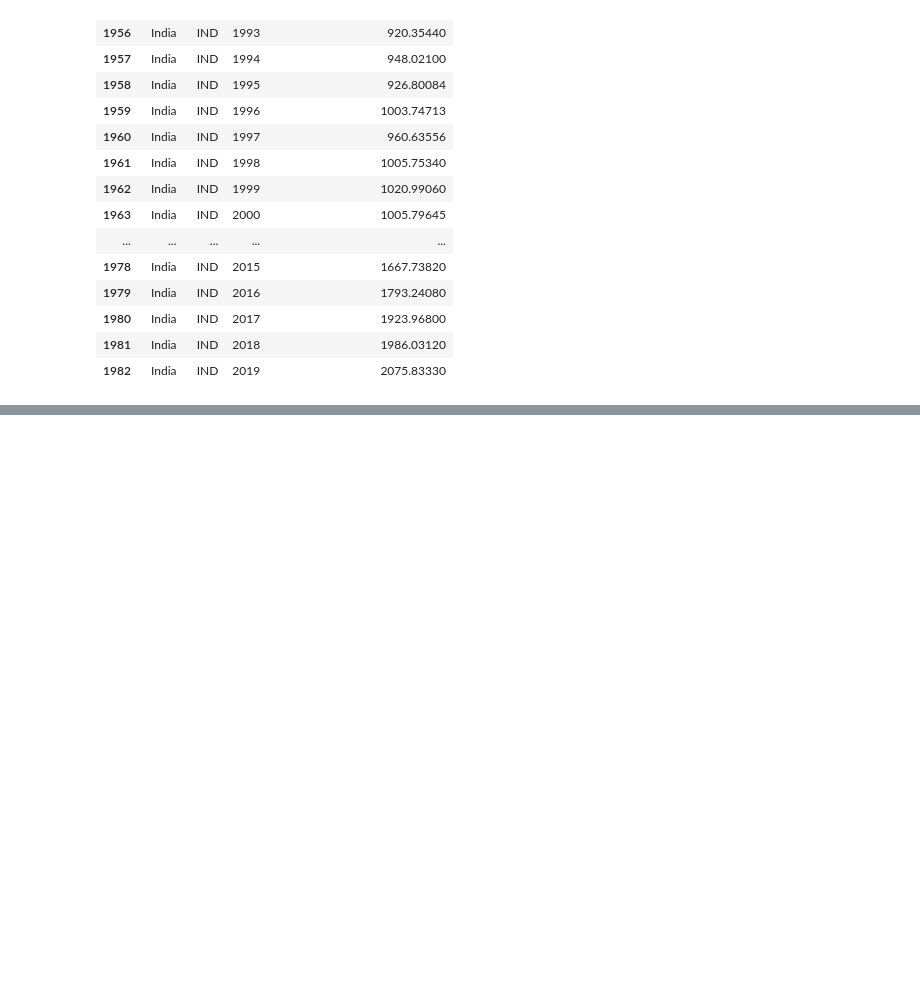
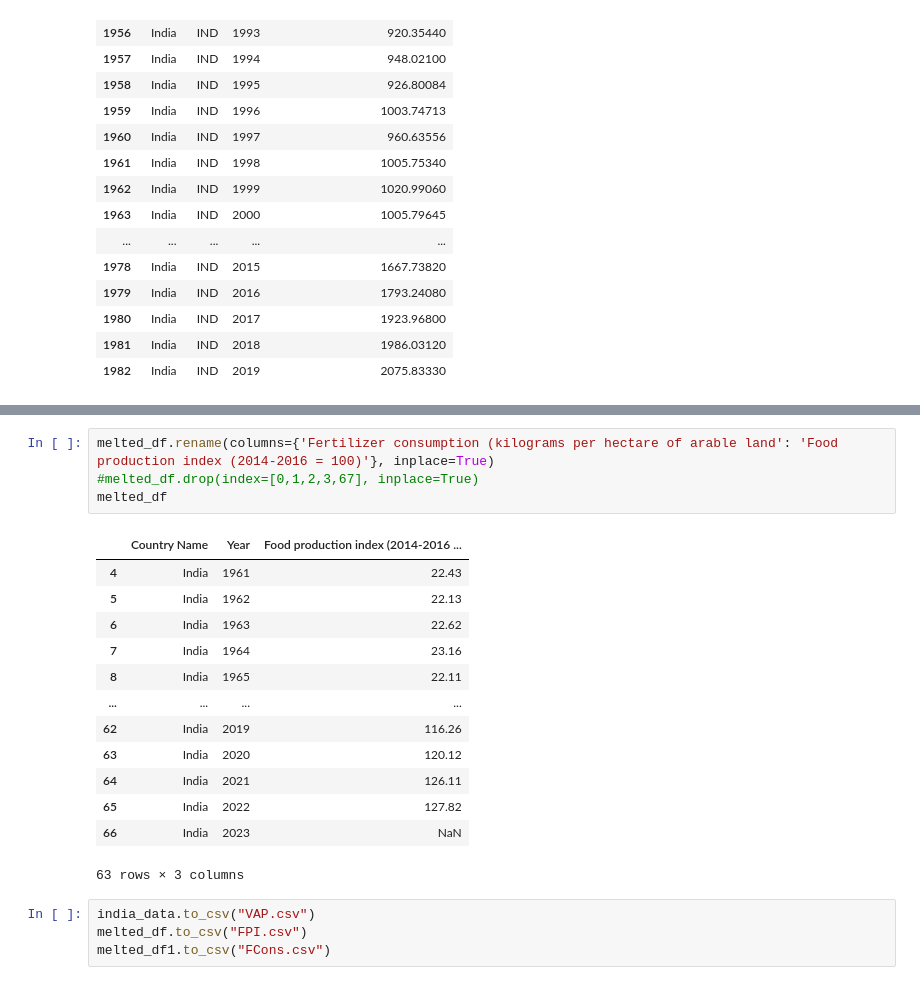
Before and after one commit to KasambaLumwagi/agriculture-data-analysis, a Jupyter notebook: notebooks/data_analysis.ipynb, the cells around one changed output, grey strips where cells are left out. Drawn from its saved outputs; the diff is of its cells as text; blank space fills up the shorter version.

```diff
--- a/notebooks/data_analysis.ipynb
+++ b/notebooks/data_analysis.ipynb
@@ -66,0 +106,22 @@ See the caveats in the documentation: https://pandas.pydata.org/pandas-docs/stab
+# %%
+melted_df.rename(columns={'Fertilizer consumption (kilograms per hectare of arable land': 'Food production index (2014-2016 = 100)'}, inplace=True)
+#melted_df.drop(index=[0,1,2,3,67], inplace=True)
+melted_df
+# %% [output]
+|  | Country Name | Year | Food production index (2014-2016 ... |
+| 4 | India | 1961 | 22.43 |
+| 5 | India | 1962 | 22.13 |
+| 6 | India | 1963 | 22.62 |
+| 7 | India | 1964 | 23.16 |
+| 8 | India | 1965 | 22.11 |
+| ... | ... | ... | ... |
+| 62 | India | 2019 | 116.26 |
+| 63 | India | 2020 | 120.12 |
+| 64 | India | 2021 | 126.11 |
+| 65 | India | 2022 | 127.82 |
+| 66 | India | 2023 | NaN |
+63 rows × 3 columns
+# %%
+india_data.to_csv("VAP.csv")
+melted_df.to_csv("FPI.csv")
+melted_df1.to_csv("FCons.csv")
```
Also changed, not shown: parts of 7 cells of this notebook.
